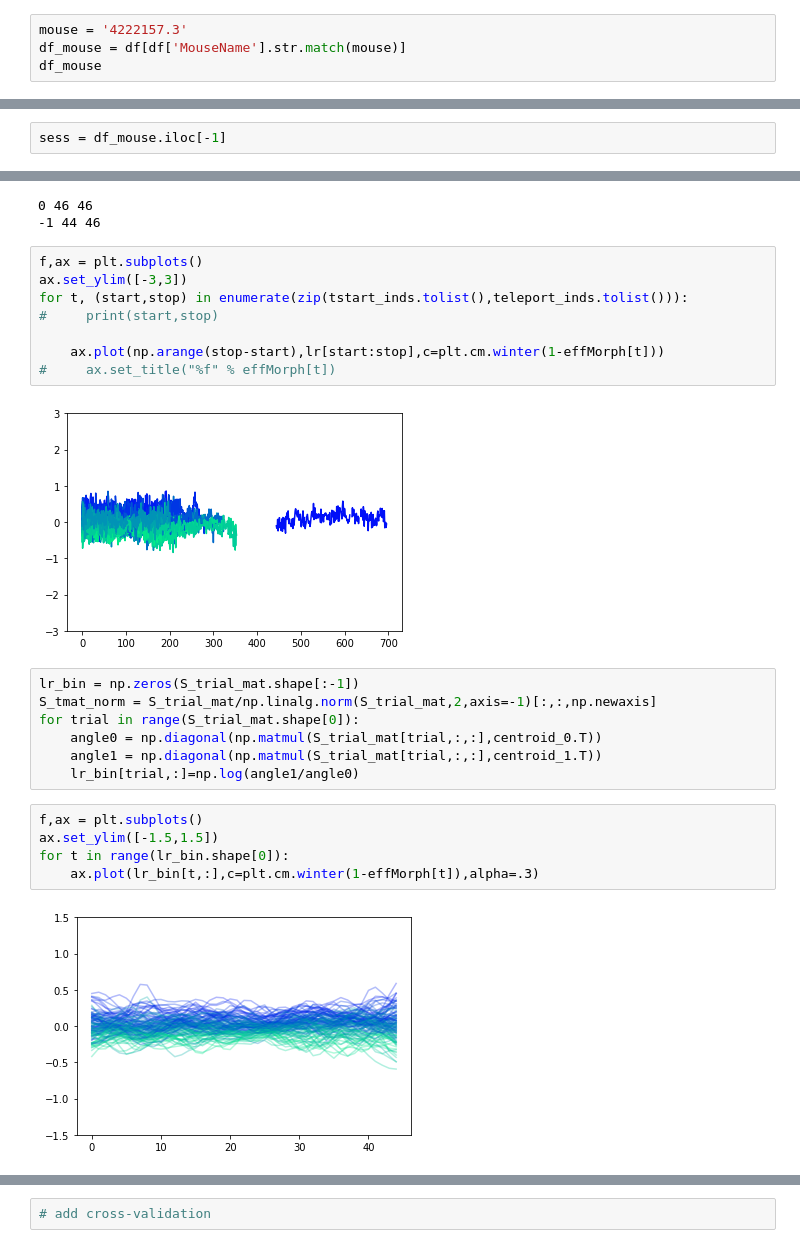
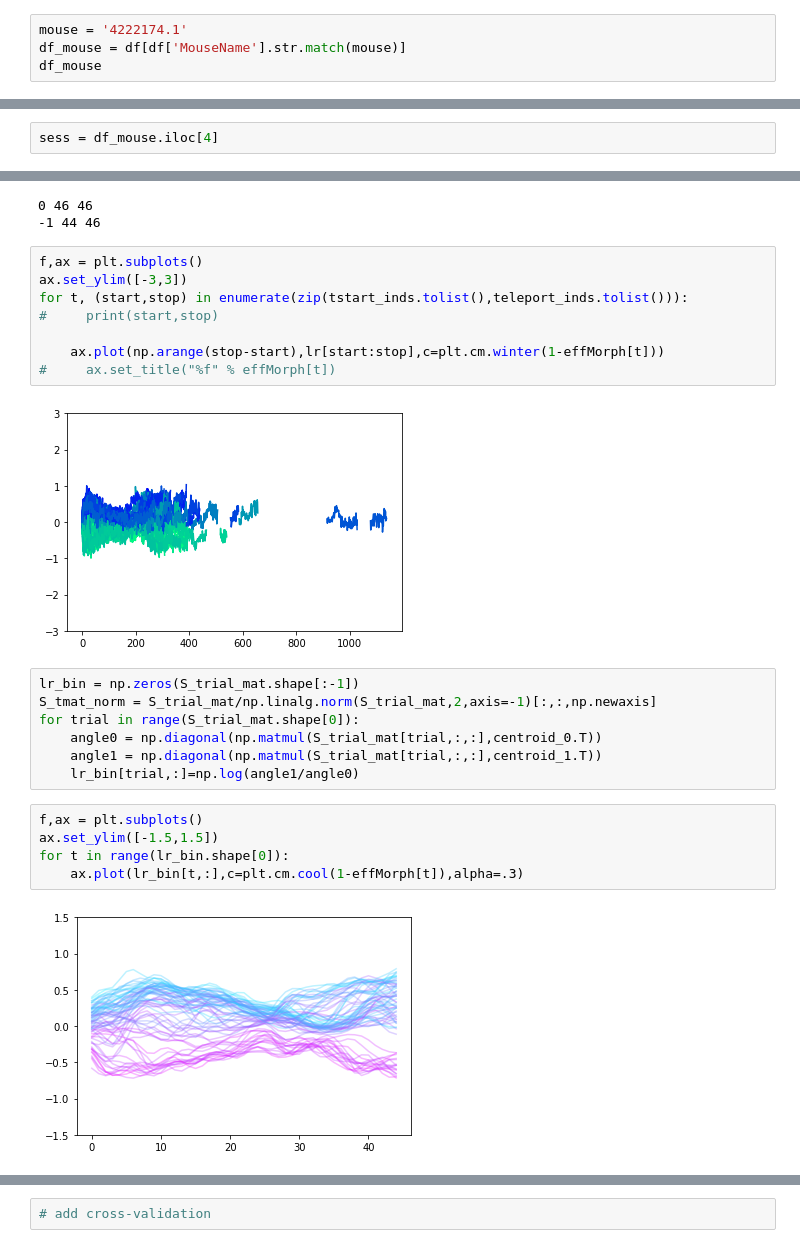
Before and after one commit to GiocomoLab/MightyMorphingPhotonRangers, a Jupyter notebook: SimMats/RealTimePopSim.ipynb, the cells around one changed output, grey strips where cells are left out. Drawn from its saved outputs; the diff is of its cells as text.

Commit message:
single cell NMF plotting debugging

```diff
--- a/SimMats/RealTimePopSim.ipynb
+++ b/SimMats/RealTimePopSim.ipynb
@@ -34,7 +34,7 @@ G:\My Drive\VR_Data\TwoTower\behavior.sqlite
 G:\My Drive\VR_Data\TwoTower\4222174.0\30_05_2019\RuningTraining_1.sqlite
 file doesn't exist, errors to come!!!
 # %%
-mouse = '4222157.3'
+mouse = '4222174.1'
 df_mouse = df[df['MouseName'].str.match(mouse)]
 df_mouse
 # %% [output]
@@ -53,5 +53,5 @@ df_mouse
 # %%
-sess = df_mouse.iloc[-1]
+sess = df_mouse.iloc[4]
 # %%
 VRDat,C, S, A = pp.load_scan_sess(sess)
 # %% [output]
@@ -161,7 +161,7 @@ for t, (start,stop) in enumerate(zip(tstart_inds.tolist(),teleport_inds.tolist()
     ax.plot(np.arange(stop-start),lr[start:stop],c=plt.cm.winter(1-effMorph[t]))
 #     ax.set_title("%f" % effMorph[t])
 # %% [output]
-[figure, old version]
+[figure, new version]
 # %%
 lr_bin = np.zeros(S_trial_mat.shape[:-1])
 S_tmat_norm = S_trial_mat/np.linalg.norm(S_trial_mat,2,axis=-1)[:,:,np.newaxis]
@@ -172,10 +172,10 @@ for trial in range(S_trial_mat.shape[0]):
 # %%
 f,ax = plt.subplots()
 ax.set_ylim([-1.5,1.5])
 for t in range(lr_bin.shape[0]):
-    ax.plot(lr_bin[t,:],c=plt.cm.winter(1-effMorph[t]),alpha=.3)
+    ax.plot(lr_bin[t,:],c=plt.cm.cool(1-effMorph[t]),alpha=.3)
 # %% [output]
-[figure, old version]
+[figure, new version]
 # %%
 f,ax = plt.subplots(figsize=[10,15])
 ax.imshow(-lr_bin[np.argsort(effMorph),:],aspect='auto',cmap='RdGy',vmin=-.5,vmax=.5)
```
Also changed, not shown: parts of 6 cells of this notebook, 4 other files.
